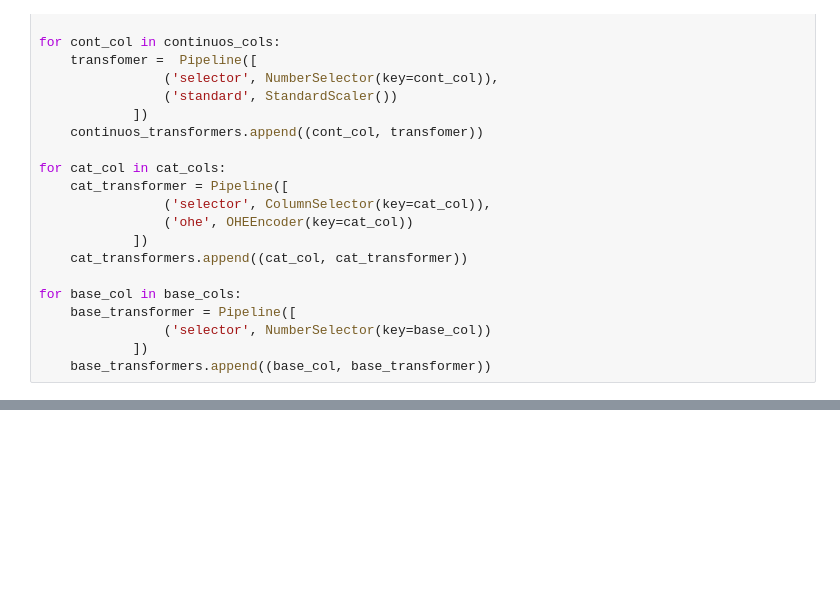
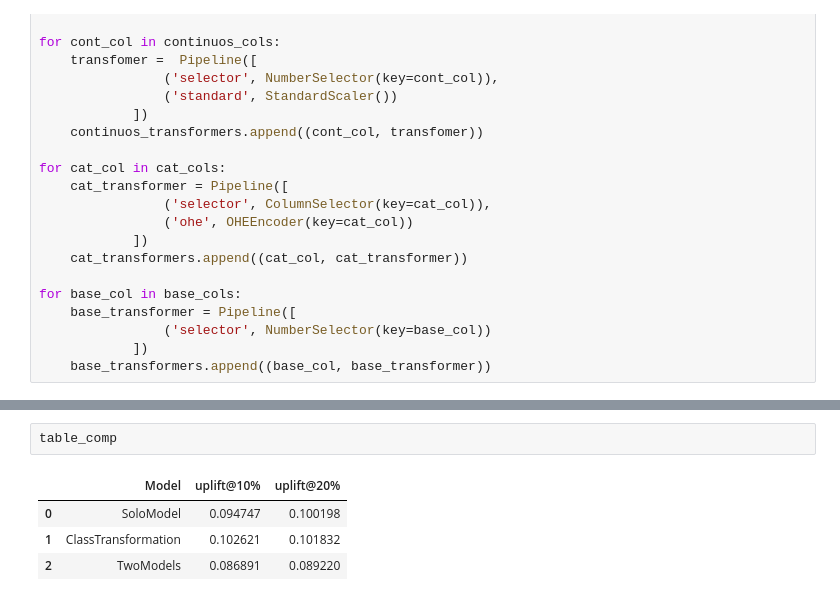
Before and after one commit to YuliaOv22/dsinbusiness16112021, a Jupyter notebook: HW4_UpliftModeling.ipynb, the cells around one changed output, grey strips where cells are left out. Drawn from its saved outputs; the diff is of its cells as text; blank space fills up the shorter version.

```diff
--- a/HW4_UpliftModeling.ipynb
+++ b/HW4_UpliftModeling.ipynb
@@ -240,0 +326,7 @@ table_comp = pd.DataFrame({'Model': [],
+# %%
+table_comp
+# %% [output]
+|  | Model | uplift@10% | uplift@20% |
+| 0 | SoloModel | 0.094747 | 0.100198 |
+| 1 | ClassTransformation | 0.102621 | 0.101832 |
+| 2 | TwoModels | 0.086891 | 0.089220 |
```
Also changed, not shown: parts of 22 cells of this notebook, 7 other files.
